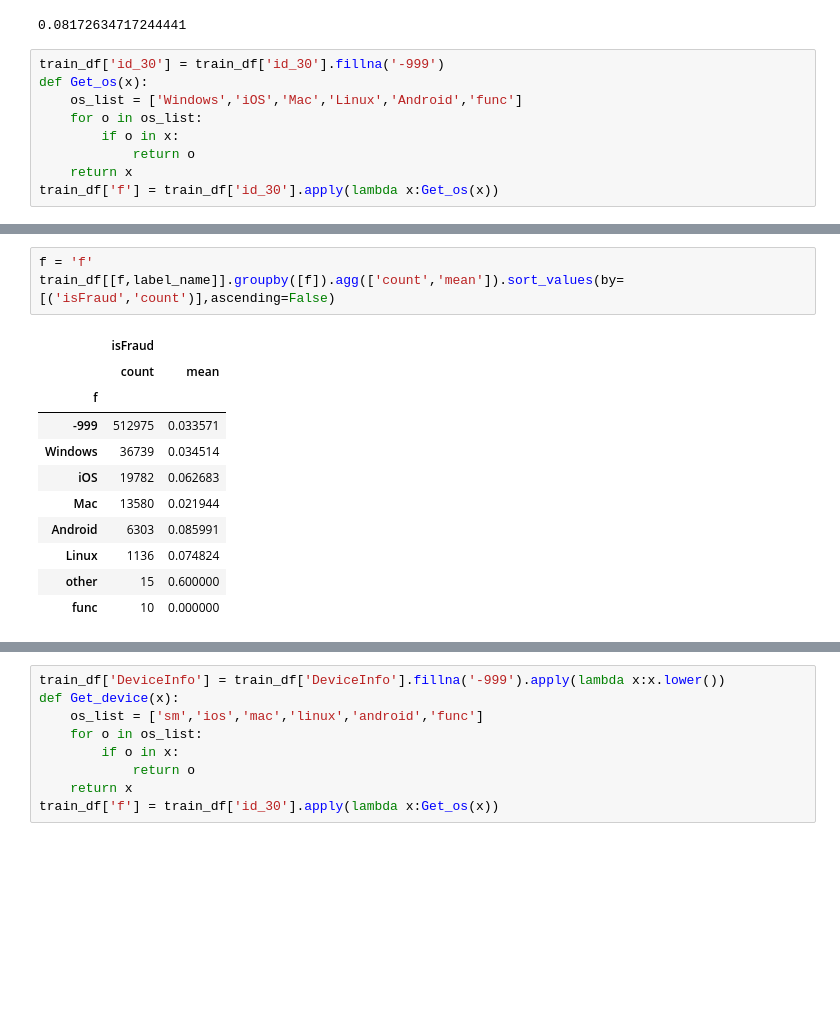
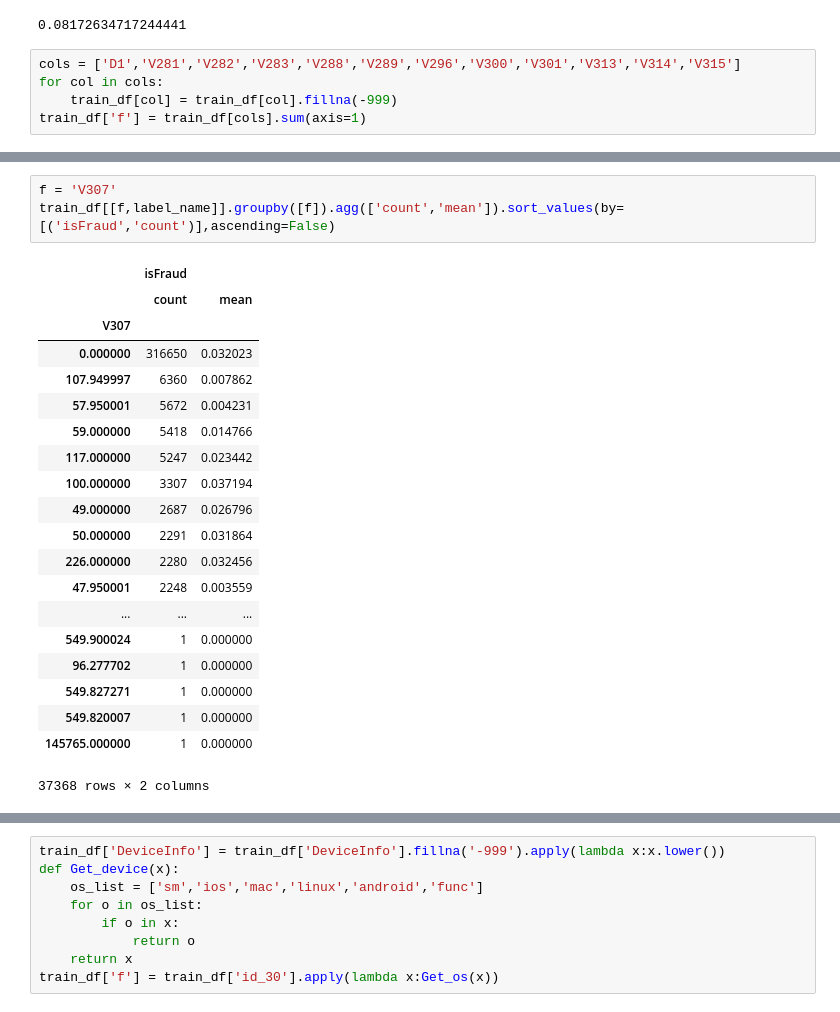
Before and after one commit to jxzly/Kaggle-IEEE-CIS-Fraud-Detection-2019, a Jupyter notebook: data_review.ipynb, the cells around one changed output, grey strips where cells are left out. Drawn from its saved outputs; the diff is of its cells as text; blank space fills up the shorter version.

```diff
--- a/data_review.ipynb
+++ b/data_review.ipynb
@@ -93,12 +158,8 @@ id_cols = ['id_12','id_15','id_16','id_27','id_28','id_29']
 train_df.loc[((train_df[id_cols]=='NotFound').sum(axis=1)>0),'isFraud'].mean()
 # %% [output]
 0.08172634717244441
-# %%
-train_df['id_30'] = train_df['id_30'].fillna('-999')
-def Get_os(x):
-    os_list = ['Windows','iOS','Mac','Linux','Android','func']
-    for o in os_list:
-        if o in x:
-            return o
-    return x
-train_df['f'] = train_df['id_30'].apply(lambda x:Get_os(x))
+# %%
+cols = ['D1','V281','V282','V283','V288','V289','V296','V300','V301','V313','V314','V315']
+for col in cols:
+    train_df[col] = train_df[col].fillna(-999)
+train_df['f'] = train_df[cols].sum(axis=1)
@@ -105,15 +173,24 @@ train_df['f'] = train_df['id_30'].apply(lambda x:Get_os(x))
 # %%
-f = 'f'
+f = 'V307'
 train_df[[f,label_name]].groupby([f]).agg(['count','mean']).sort_values(by=[('isFraud','count')],ascending=False)
 # %% [output]
 |  | isFraud |  |
 |  | count | mean |
-| f |  |  |
-| -999 | 512975 | 0.033571 |
-| Windows | 36739 | 0.034514 |
-| iOS | 19782 | 0.062683 |
-| Mac | 13580 | 0.021944 |
-| Android | 6303 | 0.085991 |
-| Linux | 1136 | 0.074824 |
-| other | 15 | 0.600000 |
-| func | 10 | 0.000000 |
+| V307 |  |  |
+| 0.000000 | 316650 | 0.032023 |
+| 107.949997 | 6360 | 0.007862 |
+| 57.950001 | 5672 | 0.004231 |
+| 59.000000 | 5418 | 0.014766 |
+| 117.000000 | 5247 | 0.023442 |
+| 100.000000 | 3307 | 0.037194 |
+| 49.000000 | 2687 | 0.026796 |
+| 50.000000 | 2291 | 0.031864 |
+| 226.000000 | 2280 | 0.032456 |
+| 47.950001 | 2248 | 0.003559 |
+| ... | ... | ... |
+| 549.900024 | 1 | 0.000000 |
+| 96.277702 | 1 | 0.000000 |
+| 549.827271 | 1 | 0.000000 |
+| 549.820007 | 1 | 0.000000 |
+| 145765.000000 | 1 | 0.000000 |
+37368 rows × 2 columns
```
Also changed, not shown: parts of 21 cells of this notebook, 1 other file.
